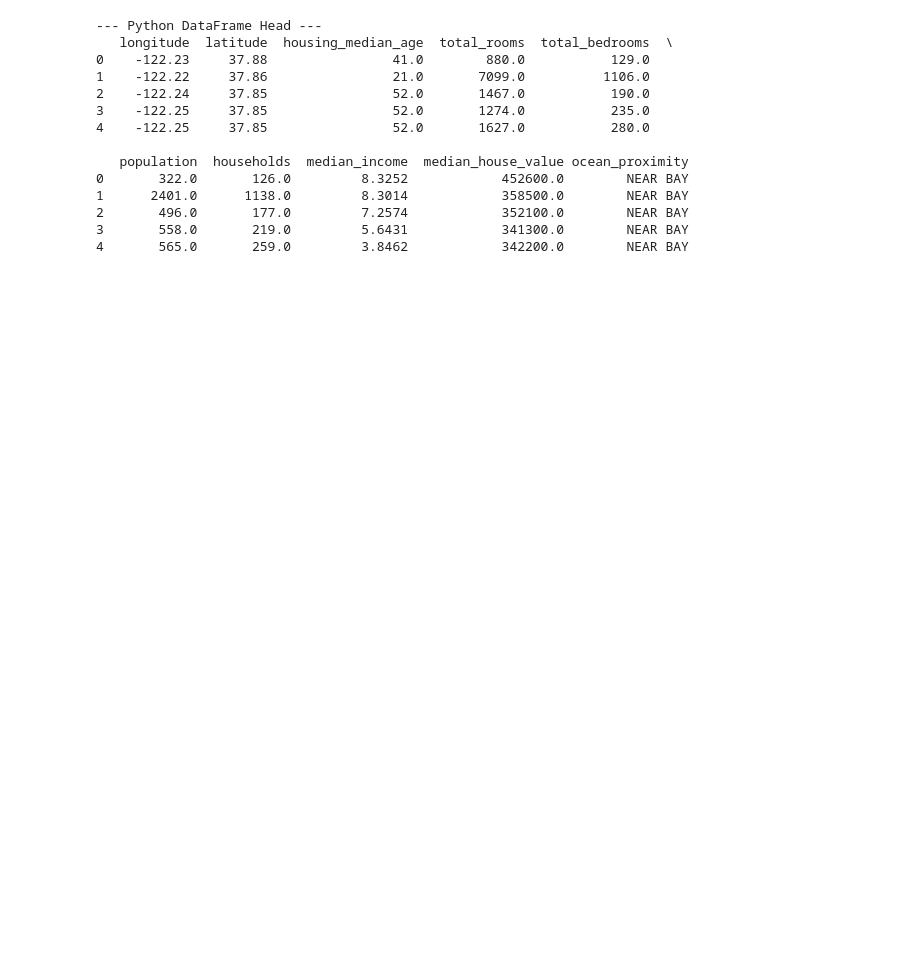
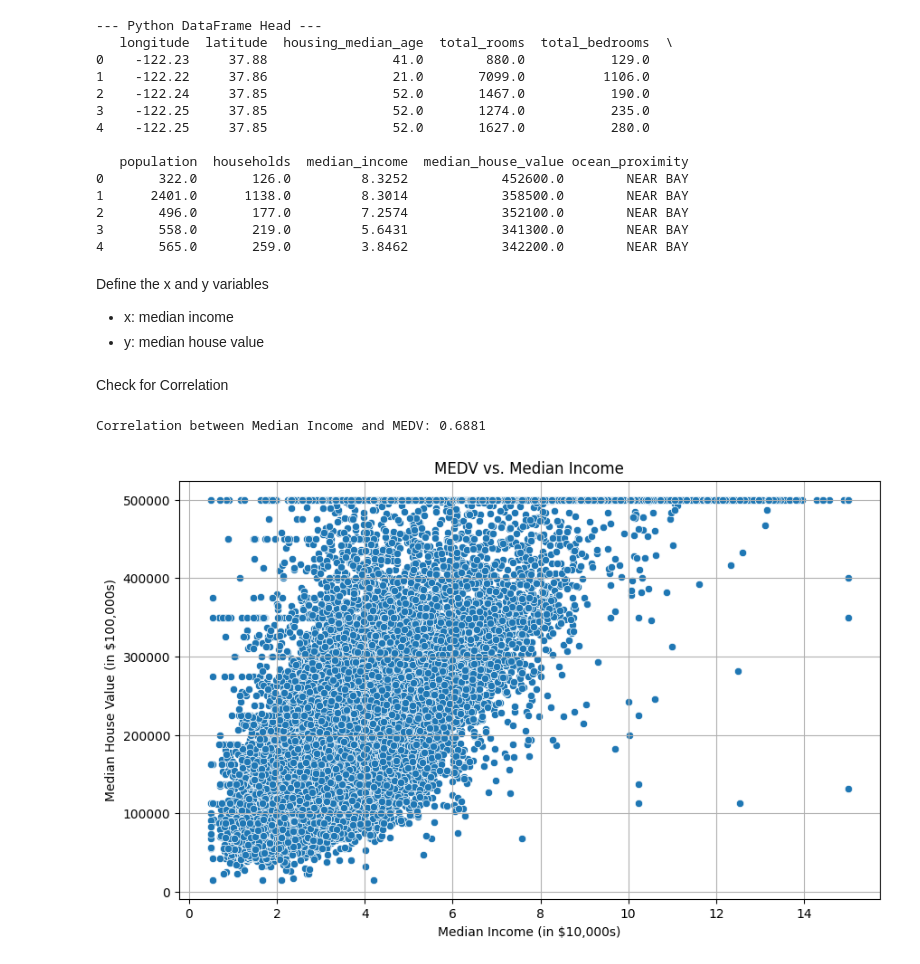
Before and after one commit to PTucc327/ds-statistics-portfolio, a Jupyter notebook: 01_Linear_Regression.ipynb, the cells around one changed output. Cells and saved outputs as stored; diff of their text form; code cells hidden in the pictures; blank space fills up the shorter version.

```diff
--- a/01_Linear_Regression.ipynb
+++ b/01_Linear_Regression.ipynb
@@ -23,3 +31,27 @@ print(df.head())
 2       496.0       177.0         7.2574            352100.0        NEAR BAY
 3       558.0       219.0         5.6431            341300.0        NEAR BAY
 4       565.0       259.0         3.8462            342200.0        NEAR BAY
+# %% [markdown]
+Define the x and y variables
+- x: median income
+- y: median house value
+# %%
+y = df['median_house_value']
+x = df['median_income']
+# %% [markdown]
+Check for Correlation
+# %%
+corr = x.corr(y)
+print(f"Correlation between Median Income and MEDV: {corr:.4f}")
+# %% [output]
+Correlation between Median Income and MEDV: 0.6881
+# %%
+plt.figure(figsize=(10, 6))
+sns.scatterplot(x=x, y=y)
+plt.title('MEDV vs. Median Income')
+plt.xlabel('Median Income (in $10,000s)')
+plt.ylabel('Median House Value (in $100,000s)')
+plt.grid(True)
+plt.show()
+# %% [output]
+[figure, added]
```
Also changed, not shown: parts of 4 cells of this notebook, 2 other files.
